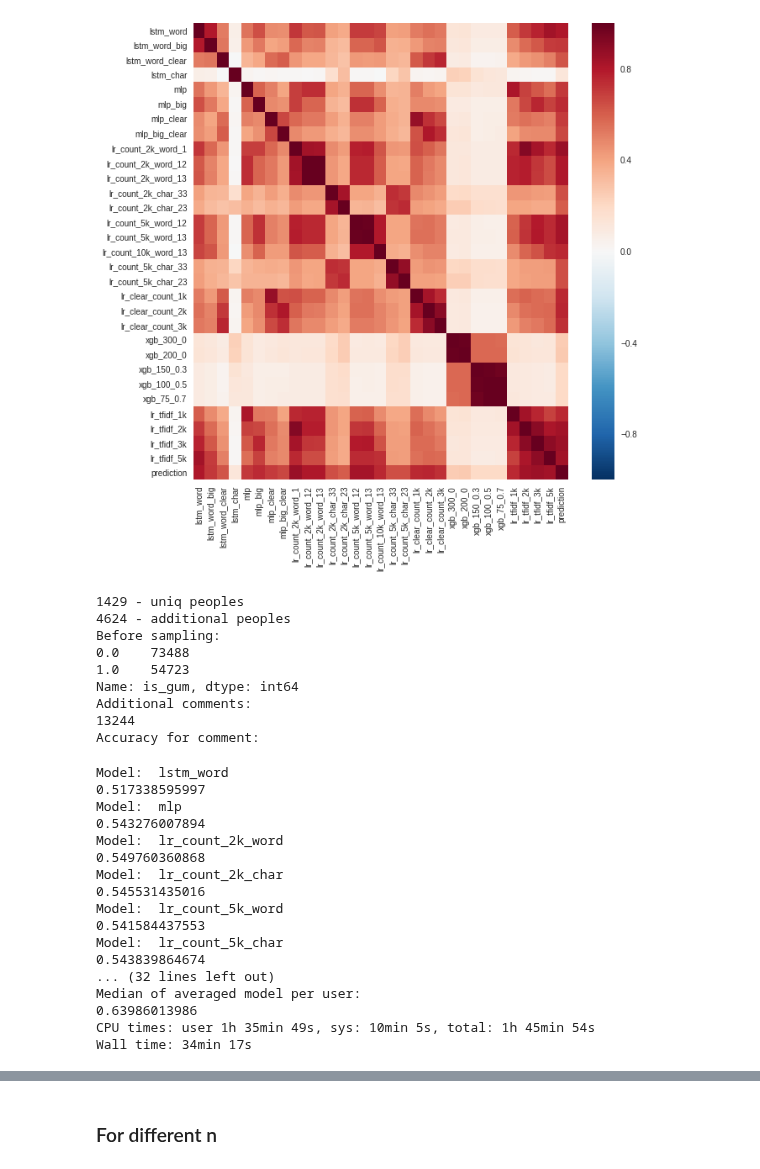
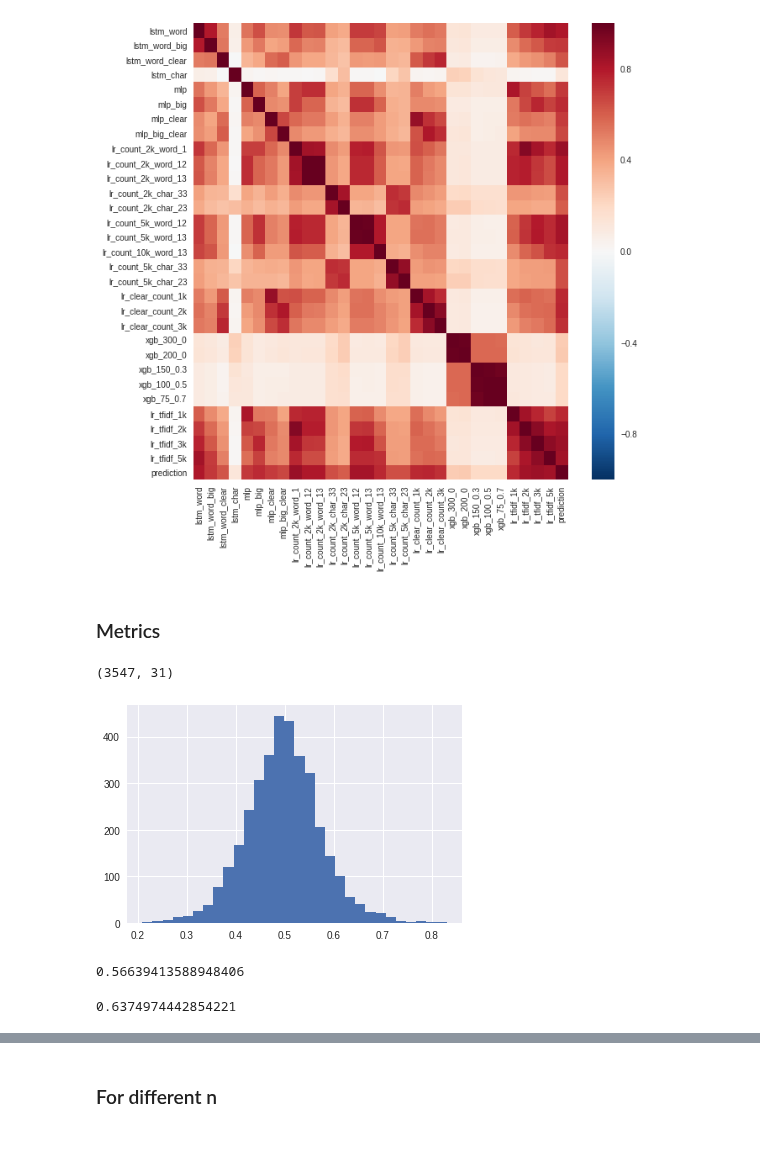
Before and after one commit to EvgenyKashin/CommentsAnalysis, a Jupyter notebook: FinalSolution.ipynb, the cells around one changed output, grey strips where cells are left out. Cells and saved outputs as stored; diff of their text form; code cells hidden in the pictures; blank space fills up the shorter version.

Commit message:
Selection of best models

```diff
--- a/FinalSolution.ipynb
+++ b/FinalSolution.ipynb
@@ -1321,48 +1325,5 @@ sns.heatmap(pr.corr())
 # %% [output]
 <matplotlib.axes._subplots.AxesSubplot at 0x...>
 [figure]
-# %%
-%%time
-np.random.seed(0)
-fit_predict_to_n_user(comments,
-        [
-            LstmModel('lstm_word', nb_epoch=5),
-#             LstmModel('lstm_char', nb_epoch=5, nb_words=100, char_level=True, max_len=100),
-            MlpModel('mlp'),
-            LrModelCount('lr_count_2k_word', 2000, ngram_range=(1, 2)),
-            LrModelCount('lr_count_2k_char', 2000, 'char', (3, 3)),
-            LrModelCount('lr_count_5k_word', 5000, ngram_range=(1, 2)),
-            LrModelCount('lr_count_5k_char', 5000, 'char', (3, 3)),
-
-            LrModelCountClear('lr_clear_count_1k', 1000),
-            FeaturesModelXGB('xgb'),
-            LrModelTfidf('lr_tfidf_1k', 1000),
-            LrModelTfidf('lr_tfidf_5k', 5000),
-        ], 11, False, with_additional=True, debug=True)
-# %% [output]
-1429 - uniq peoples
-4624 - additional peoples
-Before sampling:
-0.0    73488
-1.0    54723
-Name: is_gum, dtype: int64
-Additional comments:
-13244
-Accuracy for comment:
-Model:  lstm_word
-0.517338595997
-Model:  mlp
-0.543276007894
-Model:  lr_count_2k_word
-0.549760360868
-Model:  lr_count_2k_char
-0.545531435016
-Model:  lr_count_5k_word
-0.541584437553
-Model:  lr_count_5k_char
-0.543839864674
-... (32 lines left out)
-Median of averaged model per user:
-0.63986013986
-CPU times: user 1h 35min 49s, sys: 10min 5s, total: 1h 45min 54s
-Wall time: 34min 17s
+# %% [markdown]
+### Metrics
@@ -1368,0 +1332,16 @@ Wall time: 34min 17s
+# %%
+pr.shape
+# %% [output]
+(3547, 31)
+# %%
+plt.hist(pr.prediction.values, bins=30);
+# %% [output]
+[figure, added]
+# %%
+accuracy_score(y_t, pr.prediction.values > 0.5)
+# %% [output]
+0.56639413588948406
+# %%
+f1_score(y_t, pr.prediction.values > 0.4)
+# %% [output]
+0.6374974442854221
```
Also changed, not shown: parts of 22 cells of this notebook.
